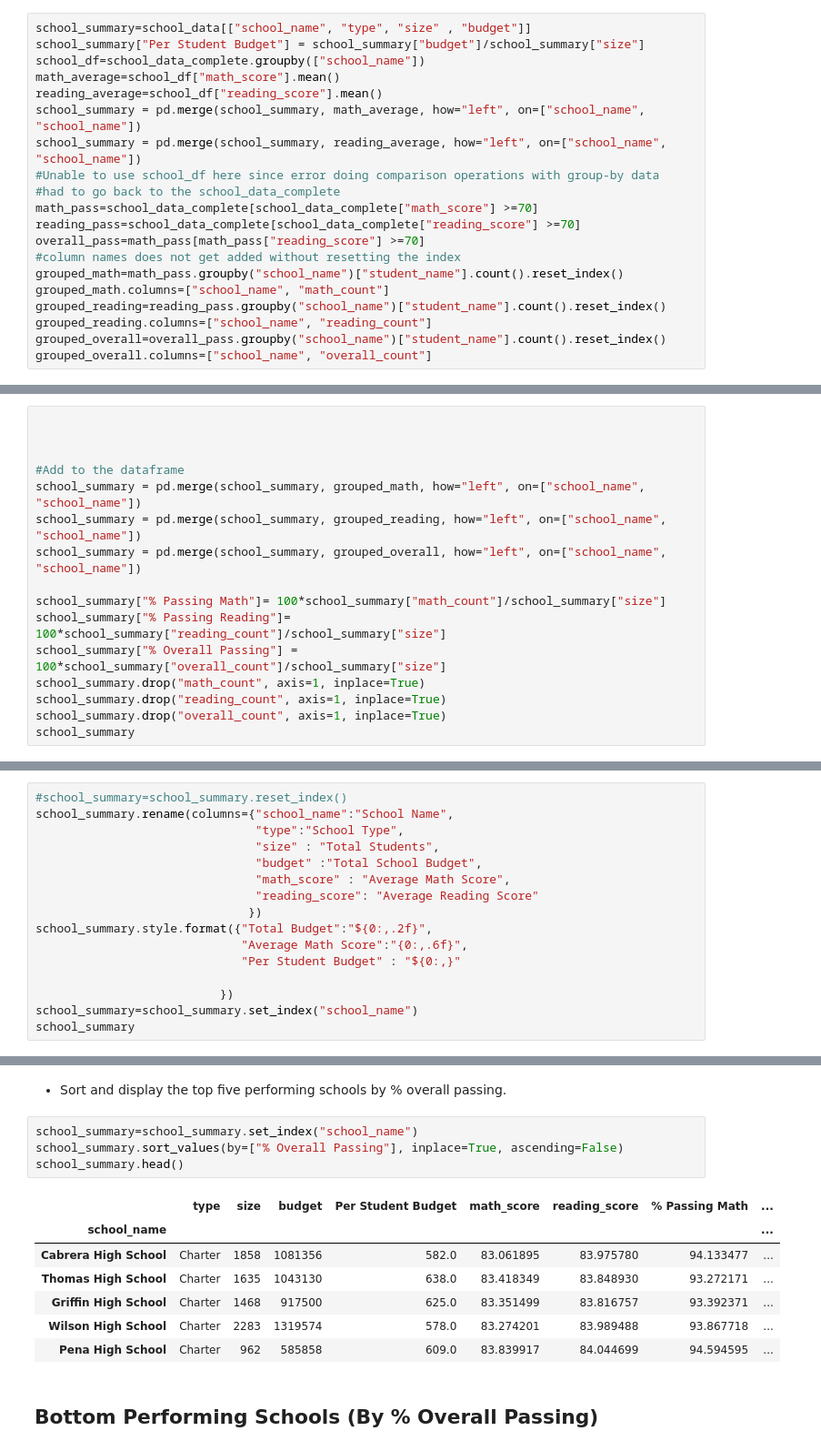
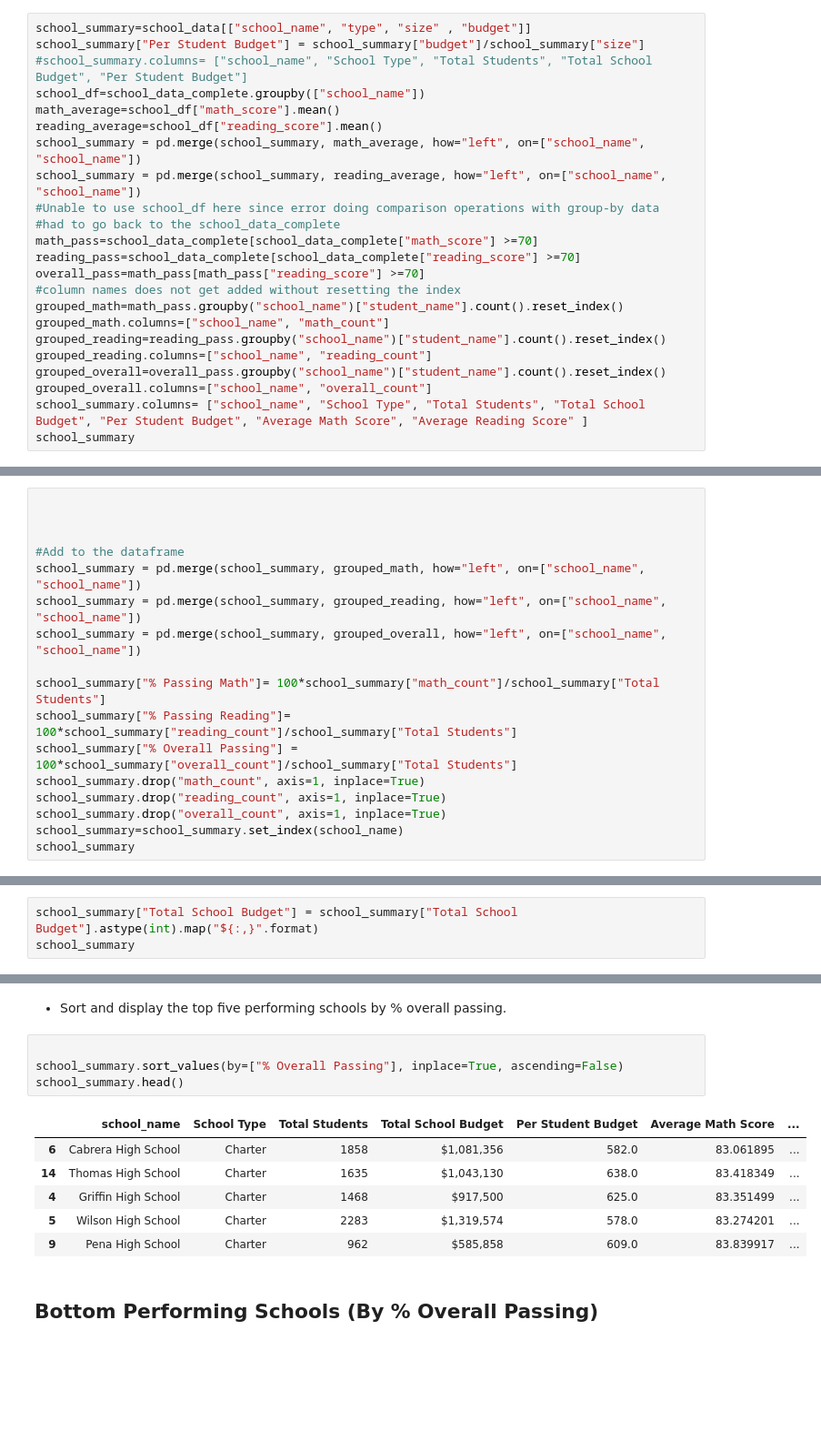
Before and after one commit to skunnath2020/Pandas-Challenge, a Jupyter notebook: PyCitySchools/PyCitySchools_starter.ipynb, the cells around one changed output, grey strips where cells are left out. Shown: that part at 91% size. Cells and saved outputs as stored; diff of their text form; blank space fills up the shorter version.

```diff
--- a/PyCitySchools/PyCitySchools_starter.ipynb
+++ b/PyCitySchools/PyCitySchools_starter.ipynb
@@ -97,6 +97,7 @@ dist_summary.style.format({"Total Students" :"{0:,}",
 # %%
 school_summary=school_data[["school_name", "type", "size" , "budget"]]
 school_summary["Per Student Budget"] = school_summary["budget"]/school_summary["size"]
+#school_summary.columns= ["school_name", "School Type", "Total Students", "Total School Budget", "Per Student Budget"]
 school_df=school_data_complete.groupby(["school_name"])
 math_average=school_df["math_score"].mean()
 reading_average=school_df["reading_score"].mean()
@@ -114,3 +115,5 @@ grouped_reading=reading_pass.groupby("school_name")["student_name"].count().rese
 grouped_reading.columns=["school_name", "reading_count"]
 grouped_overall=overall_pass.groupby("school_name")["student_name"].count().reset_index()
 grouped_overall.columns=["school_name", "overall_count"]
+school_summary.columns= ["school_name", "School Type", "Total Students", "Total School Budget", "Per Student Budget", "Average Math Score", "Average Reading Score" ]
+school_summary
@@ -123,11 +143,12 @@ school_summary = pd.merge(school_summary, grouped_math, how="left", on=["school_
 school_summary = pd.merge(school_summary, grouped_reading, how="left", on=["school_name", "school_name"])
 school_summary = pd.merge(school_summary, grouped_overall, how="left", on=["school_name", "school_name"])
 
-school_summary["% Passing Math"]= 100*school_summary["math_count"]/school_summary["size"]
-school_summary["% Passing Reading"]= 100*school_summary["reading_count"]/school_summary["size"]
-school_summary["% Overall Passing"] = 100*school_summary["overall_count"]/school_summary["size"]
+school_summary["% Passing Math"]= 100*school_summary["math_count"]/school_summary["Total Students"]
+school_summary["% Passing Reading"]= 100*school_summary["reading_count"]/school_summary["Total Students"]
+school_summary["% Overall Passing"] = 100*school_summary["overall_count"]/school_summary["Total Students"]
 school_summary.drop("math_count", axis=1, inplace=True)
 school_summary.drop("reading_count", axis=1, inplace=True)
 school_summary.drop("overall_count", axis=1, inplace=True)
+school_summary=school_summary.set_index(school_name)
 school_summary
 # %% [output]
@@ -150,16 +155,0 @@ school_summary
-# %%
-#school_summary=school_summary.reset_index()
-school_summary.rename(columns={"school_name":"School Name",
-                               "type":"School Type",
-                               "size" : "Total Students",
-                               "budget" :"Total School Budget",
-                               "math_score" : "Average Math Score",
-                               "reading_score": "Average Reading Score"
-                              })
-school_summary.style.format({"Total Budget":"${0:,.2f}",
-                             "Average Math Score":"{0:,.6f}",
-                             "Per Student Budget" : "${0:,}"
-
-                          })
-school_summary=school_summary.set_index("school_name")
-school_summary
@@ -183,0 +156,3 @@ school_summary
+# %%
+school_summary["Total School Budget"] = school_summary["Total School Budget"].astype(int).map("${:,}".format)
+school_summary
@@ -186,17 +178,16 @@ school_summary
 # %% [markdown]
 * Sort and display the top five performing schools by % overall passing.
 # %%
-school_summary=school_summary.set_index("school_name")
+
 school_summary.sort_values(by=["% Overall Passing"], inplace=True, ascending=False)
 school_summary.head()
 # %% [output]
-|  | type | size | budget | Per Student Budget | math_score | reading_score | % Passing Math | ... |
-| school_name |  |  |  |  |  |  |  | ... |
-| Cabrera High School | Charter | 1858 | 1081356 | 582.0 | 83.061895 | 83.975780 | 94.133477 | ... |
-| Thomas High School | Charter | 1635 | 1043130 | 638.0 | 83.418349 | 83.848930 | 93.272171 | ... |
-| Griffin High School | Charter | 1468 | 917500 | 625.0 | 83.351499 | 83.816757 | 93.392371 | ... |
-| Wilson High School | Charter | 2283 | 1319574 | 578.0 | 83.274201 | 83.989488 | 93.867718 | ... |
-| Pena High School | Charter | 962 | 585858 | 609.0 | 83.839917 | 84.044699 | 94.594595 | ... |
+|  | school_name | School Type | Total Students | Total School Budget | Per Student Budget | Average Math Score | ... |
+| 6 | Cabrera High School | Charter | 1858 | $1,081,356 | 582.0 | 83.061895 | ... |
+| 14 | Thomas High School | Charter | 1635 | $1,043,130 | 638.0 | 83.418349 | ... |
+| 4 | Griffin High School | Charter | 1468 | $917,500 | 625.0 | 83.351499 | ... |
+| 5 | Wilson High School | Charter | 2283 | $1,319,574 | 578.0 | 83.274201 | ... |
+| 9 | Pena High School | Charter | 962 | $585,858 | 609.0 | 83.839917 | ... |
 # %% [markdown]
 ## Bottom Performing Schools (By % Overall Passing)
 # %% [markdown]
```
Also changed, not shown: parts of 9 cells of this notebook.
